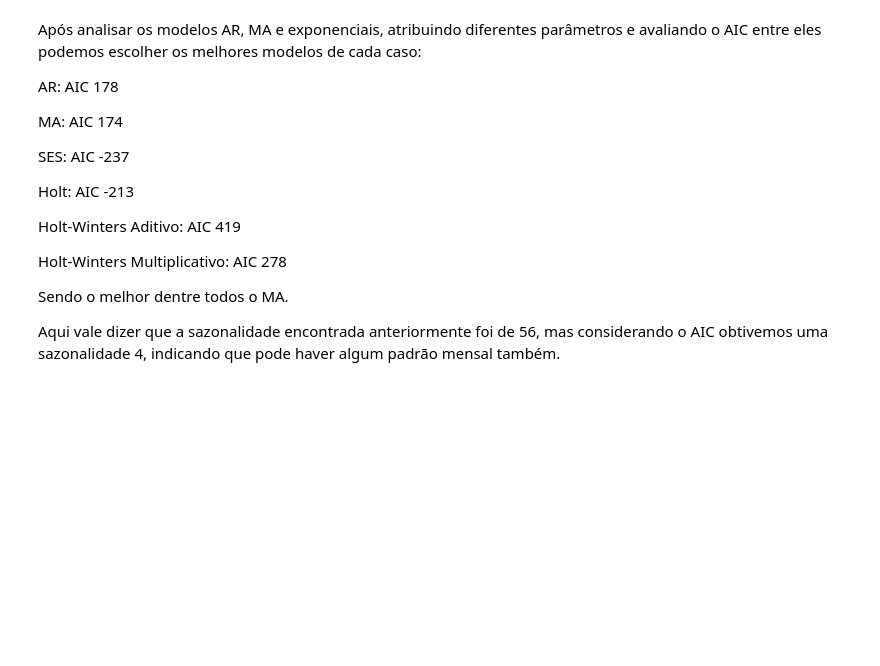
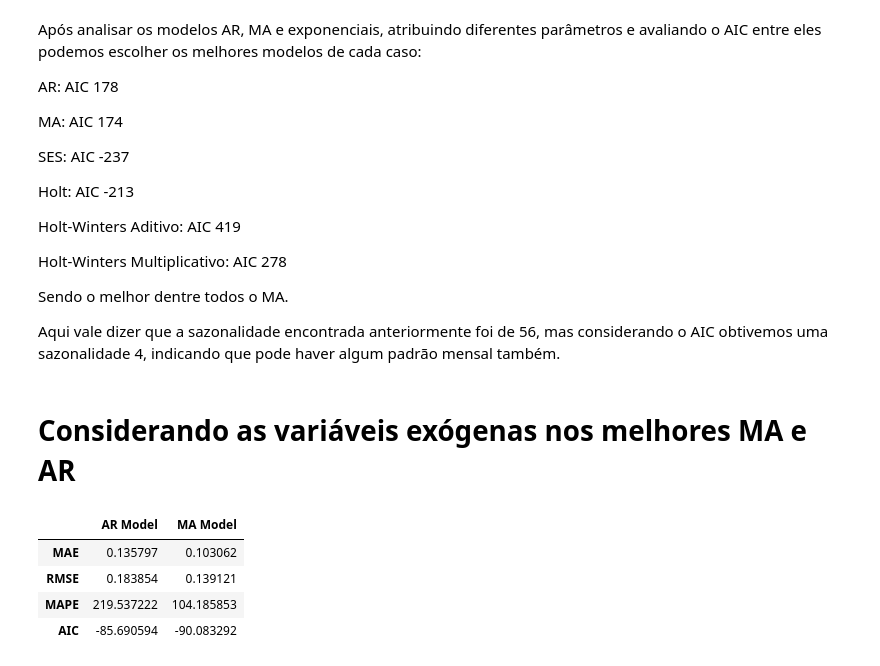
Before and after one commit to AlessandraBello/series_temp_a2, a Jupyter notebook: main.ipynb, the cells around one changed output. Cells and saved outputs as stored; diff of their text form; code cells hidden in the pictures; blank space fills up the shorter version.

```diff
--- a/main.ipynb
+++ b/main.ipynb
@@ -464,3 +469,39 @@ Holt-Winters Multiplicativo: AIC 278
 Sendo o melhor dentre todos o MA.
 
 Aqui vale dizer que a sazonalidade encontrada anteriormente foi de 56, mas considerando o AIC obtivemos uma sazonalidade 4, indicando que pode haver algum padrão mensal também.
+# %% [markdown]
+# Considerando as variáveis exógenas nos melhores MA e AR
+# %%
+import numpy as np
+from model.diagnostics import WalkForwardDiagnostics
+
+transformer = LogDiffTransform()
+
+volume = transformer.transform(loader.get_series("volume"))
+users = transformer.transform(loader.get_series("users"))
+inv = transformer.transform(loader.get_series("inv"))
+
+full_exog = np.column_stack((users, inv))
+
+diagnostics = WalkForwardDiagnostics(min_train_size=52, horizon=12, step_size=1)
+
+results_ar = diagnostics.diagnose(best_ar, volume, fit_params={"exog": full_exog}, predict_params={"exog": full_exog})
+results_ma = diagnostics.diagnose(best_ma, volume, fit_params={"exog": full_exog}, predict_params={"exog": full_exog})
+
+results_df = pd.DataFrame({
+    "AR Model": results_ar,
+    "MA Model": results_ma
+})
+
+aics = {
+    "AR Model": best_ar.get_params().get("aic"),
+    "MA Model": best_ma.get_params().get("aic")
+}
+results_df.loc["AIC"] = aics
+results_df
+# %% [output]
+|  | AR Model | MA Model |
+| MAE | 0.135797 | 0.103062 |
+| RMSE | 0.183854 | 0.139121 |
+| MAPE | 219.537222 | 104.185853 |
+| AIC | -85.690594 | -90.083292 |
```
Also changed, not shown: parts of 3 cells of this notebook.
